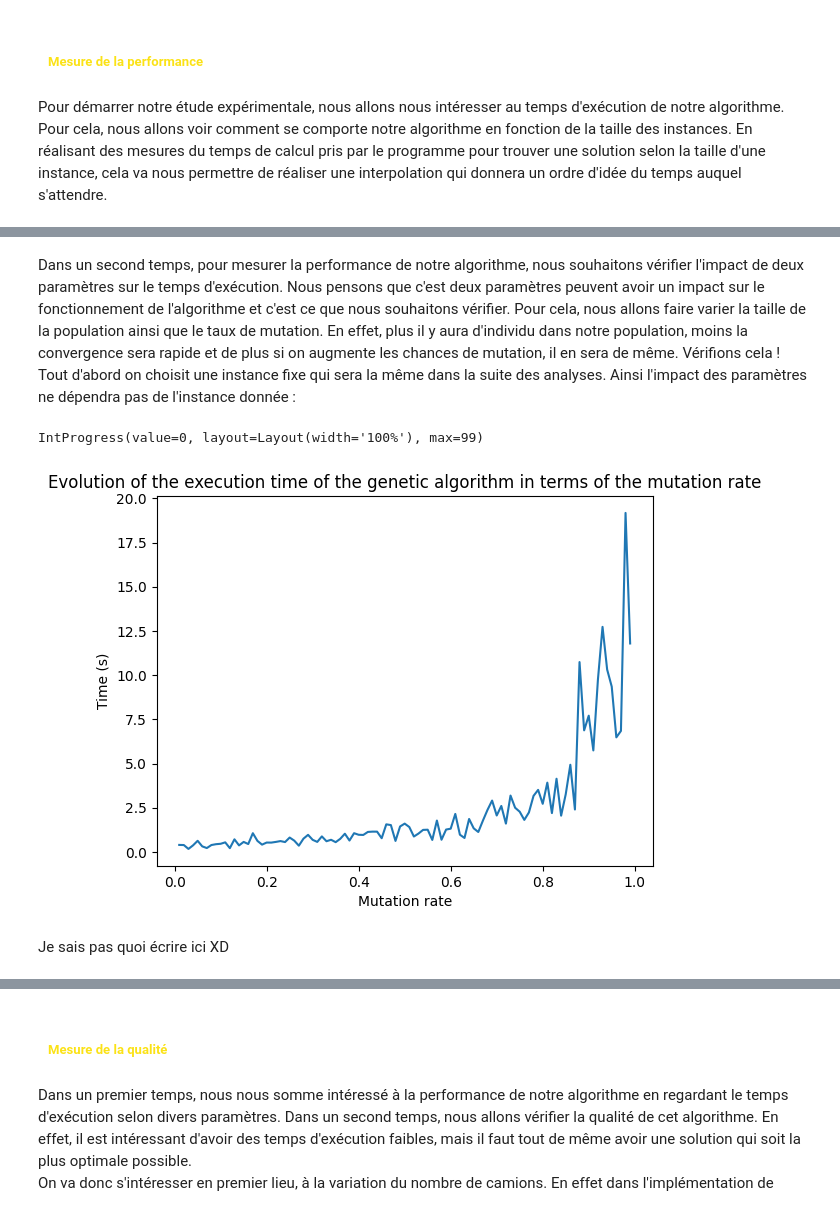
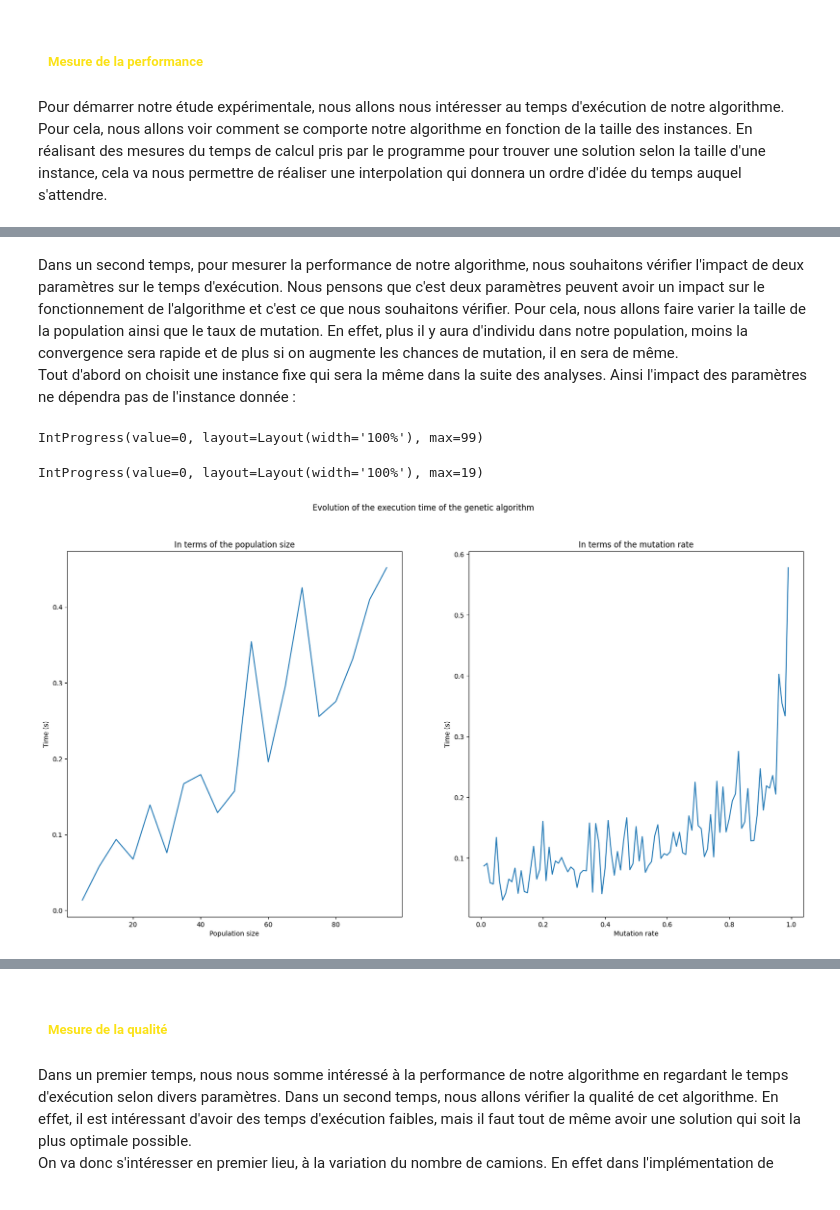
Before and after one commit to Vic06163/Algorithmics-project, a Jupyter notebook: Livrable v2.ipynb, the cells around one changed output, grey strips where cells are left out. Cells and saved outputs as stored; diff of their text form; code cells hidden in the pictures.

```diff
--- a/Livrable v2.ipynb
+++ b/Livrable v2.ipynb
@@ -833,37 +833,64 @@ IntProgress(value=0, layout=Layout(width='100%'), max=9)
 # %% [markdown]
-Dans un second temps, pour mesurer la performance de notre algorithme, nous souhaitons vérifier l'impact de deux paramètres sur le temps d'exécution. Nous pensons que c'est deux paramètres peuvent avoir un impact sur le fonctionnement de l'algorithme et c'est ce que nous souhaitons vérifier. Pour cela, nous allons faire varier la taille de la population ainsi que le taux de mutation. En effet, plus il y aura d'individu dans notre population, moins la convergence sera rapide et de plus si on augmente les chances de mutation, il en sera de même. Vérifions cela ! <br/>
+Dans un second temps, pour mesurer la performance de notre algorithme, nous souhaitons vérifier l'impact de deux paramètres sur le temps d'exécution. Nous pensons que c'est deux paramètres peuvent avoir un impact sur le fonctionnement de l'algorithme et c'est ce que nous souhaitons vérifier. Pour cela, nous allons faire varier la taille de la population ainsi que le taux de mutation. En effet, plus il y aura d'individu dans notre population, moins la convergence sera rapide et de plus si on augmente les chances de mutation, il en sera de même. <br/>
 Tout d'abord on choisit une instance fixe qui sera la même dans la suite des analyses. Ainsi l'impact des paramètres ne dépendra pas de l'instance donnée :
 # %%
-matrix, xc, yc = generate_random_graph(30)
+matrix, xc, yc = generate_random_graph(10)
 number_of_truck = 3
 starting_point = 0
 start_hour = 7
 population_size = 30
 # %%
 mut = np.arange(0.01, 1, 0.01, dtype=float)
-times = []
+times_mut = []
 
 bar = IntProgress(min=0, max=len(mut), layout={'width': '100%'})
 bar.value = 0
 display(bar)
 
 for mutation_rate in mut:
     start = time.time()
     best_individual = genetic_algorithm(matrix, nb_truck=number_of_truck, starting_point=starting_point, population_size=population_size, mutation_rate=mutation_rate, start_hour=start_hour)
     end = time.time()
+    times_mut.append(end - start)
+    bar.value += 1
+
+# Remove progress bar
+bar.close()
+
+mutation_rate = 0.65
+
+populations = np.arange(5, 100, 5)
+times = []
+
+bar = IntProgress(min=0, max=len(populations), layout={'width': '100%'})
+bar.value = 0
+display(bar)
+
+for population in populations:
+    start = time.time()
+    best_individual = genetic_algorithm(matrix, nb_truck=number_of_truck, starting_point=starting_point, population_size=population, mutation_rate=mutation_rate, start_hour=start_hour)
+    end = time.time()
     times.append(end - start)
     bar.value += 1
 
 # Remove progress bar
 bar.close()
 
-plt.plot(mut, times)
-plt.title("Evolution of the execution time of the genetic algorithm in terms of the mutation rate")
-plt.xlabel("Mutation rate")
-plt.ylabel("Time (s)")
+fig, ax = plt.subplots(1, 2, figsize=(20, 10))
+fig.suptitle("Evolution of the execution time of the genetic algorithm")
+
+ax[0].plot(populations, times)
+ax[0].set_title("In terms of the population size")
+ax[0].set_xlabel("Population size")
+ax[0].set_ylabel("Time (s)")
+
+ax[1].plot(mut, times_mut)
+ax[1].set_title("In terms of the mutation rate")
+ax[1].set_xlabel("Mutation rate")
+ax[1].set_ylabel("Time (s)")
+
 plt.show()
 # %% [output]
 IntProgress(value=0, layout=Layout(width='100%'), max=99)
+IntProgress(value=0, layout=Layout(width='100%'), max=19)
-[figure, old version]
+[figure, new version]
-# %% [markdown]
-Je sais pas quoi écrire ici XD
```
Also changed, not shown: parts of 23 cells of this notebook.
